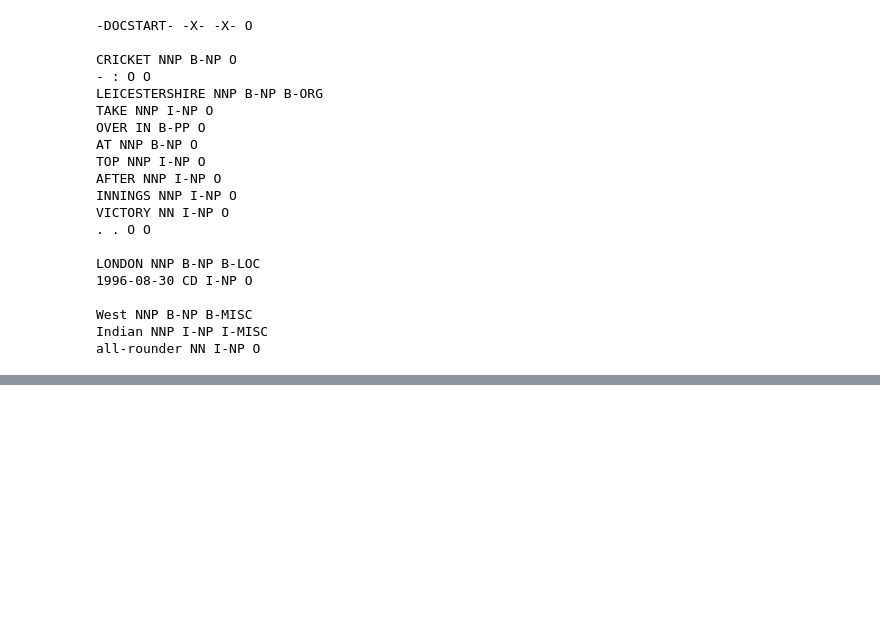
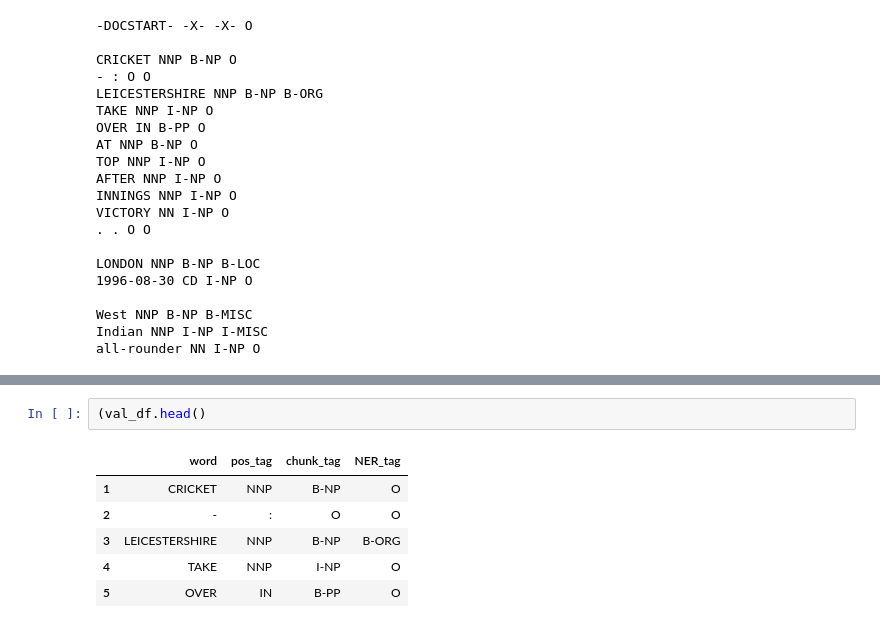
Before and after one commit to ayushjain1144/NER, a Jupyter notebook: Conll.ipynb, the cells around one changed output, grey strips where cells are left out. Drawn from its saved outputs; the diff is of its cells as text; blank space fills up the shorter version.

```diff
--- a/Conll.ipynb
+++ b/Conll.ipynb
@@ -110,0 +152,9 @@ for line in train_data.readlines():
+# %%
+(val_df.head()
+# %% [output]
+|  | word | pos_tag | chunk_tag | NER_tag |
+| 1 | CRICKET | NNP | B-NP | O |
+| 2 | - | : | O | O |
+| 3 | LEICESTERSHIRE | NNP | B-NP | B-ORG |
+| 4 | TAKE | NNP | I-NP | O |
+| 5 | OVER | IN | B-PP | O |
```
Also changed, not shown: parts of 17 cells of this notebook.
